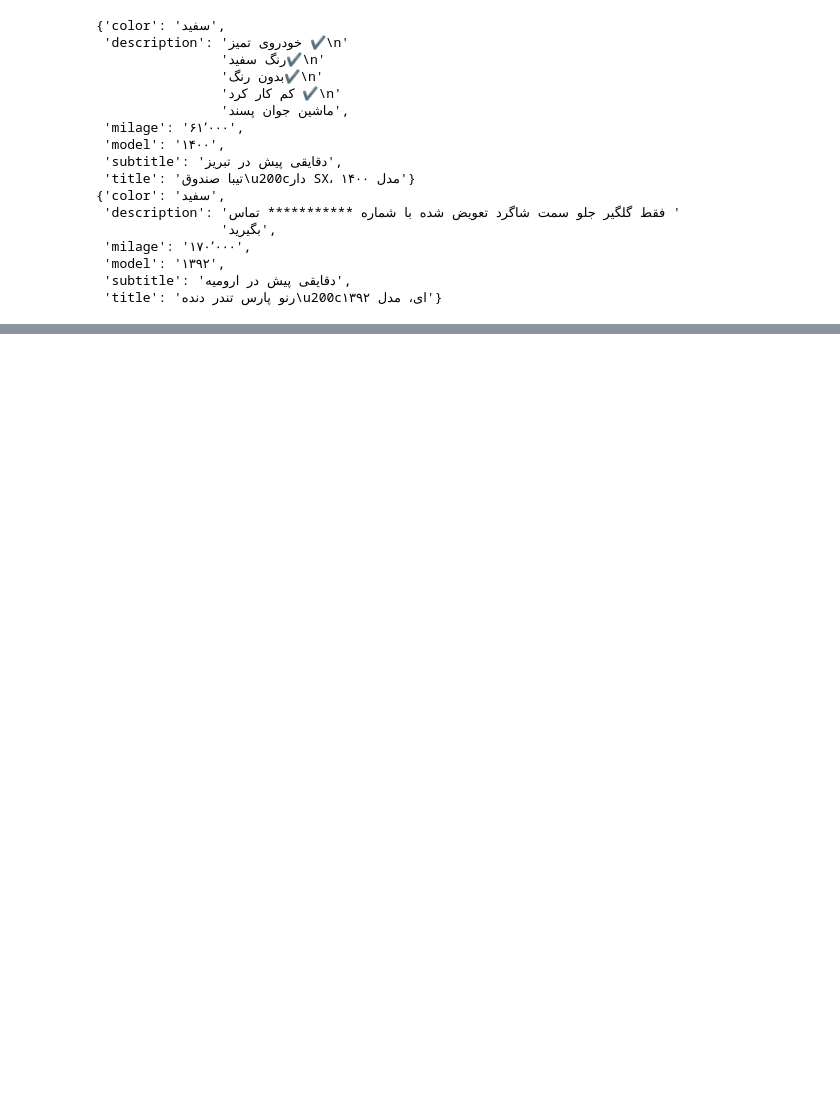
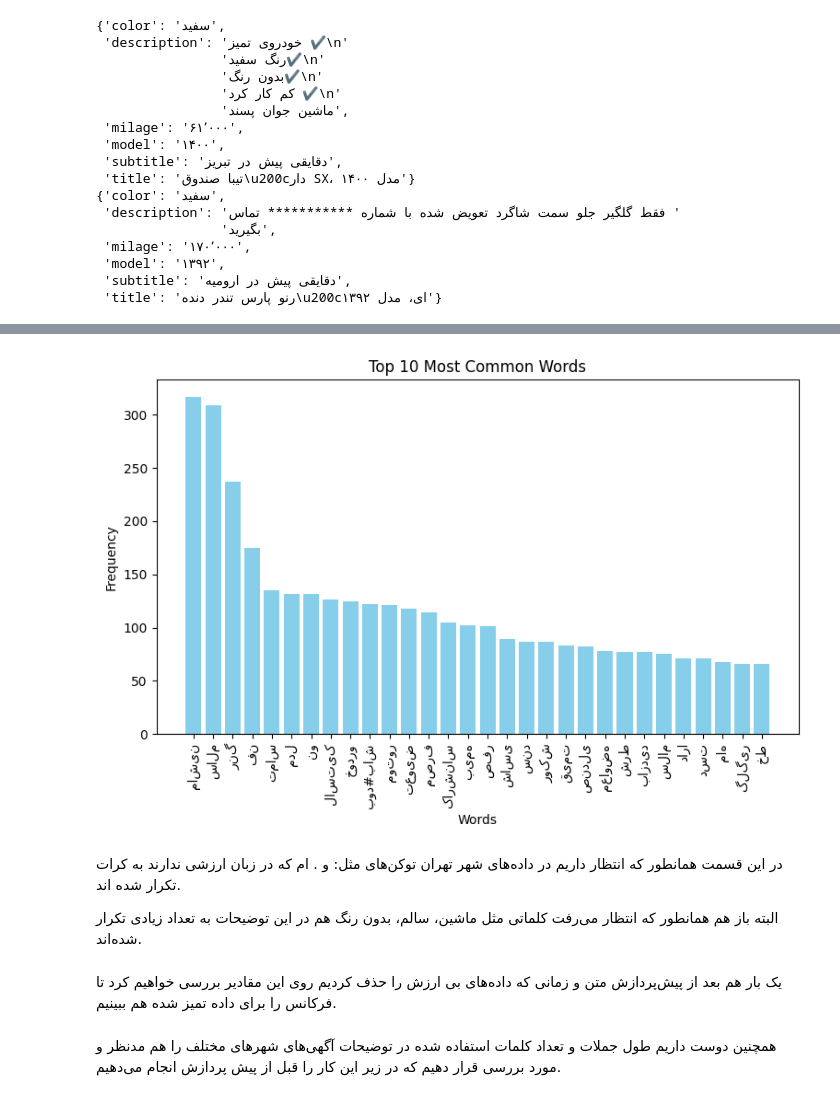
Before and after one commit to mahdigheidi/NLP_HW1_Divar_Car_Data, a Jupyter notebook: data_exploitation.ipynb, the cells around one changed output, grey strips where cells are left out. Drawn from its saved outputs; the diff is of its cells as text; code cells hidden in the pictures; blank space fills up the shorter version.

Commit message:
Add data analysis to notebook, remove stopwords in preprocess, plot frequency distribution

```diff
--- a/data_exploitation.ipynb
+++ b/data_exploitation.ipynb
@@ -74,3 +75,11 @@ pprint(data['urmia'][0])
  'model': '۱۳۹۲',
  'subtitle': 'دقایقی پیش در ارومیه',
  'title': 'رنو پارس تندر دنده\u200cای، مدل ۱۳۹۲'}
+# %%
+freq_dist = {}
+for city_slug in cities_slugs:
+    aggregated_descriptions = ''
+    for item in data[city_slug]:
+        aggregated_descriptions += item.get('description', '') + ' '
+    freq_dist[city_slug] = FreqDist(hazm.word_tokenize(aggregated_descriptions))
+    del(aggregated_descriptions)
@@ -76,0 +99,26 @@ pprint(data['urmia'][0])
+# %%
+common_words = freq_dist['tehran'].most_common(30)
+word_labels, word_counts = zip(*common_words)
+
+# Plotting the bar chart
+plt.figure(figsize=(9, 5))
+plt.xticks(rotation='vertical')
+plt.bar(word_labels, word_counts, color='skyblue')
+plt.title('Top 10 Most Common Words')
+plt.xlabel('Words')
+plt.ylabel('Frequency')
+plt.show()
+# %% [output]
+[figure, added]
+# %% [markdown]
+در این قسمت همانطور که انتظار داریم در داده‌های شهر تهران توکن‌های مثل:
+و
+.
+ام
+که در زبان ارزشی ندارند به کرات تکرار شده اند.
+
+البته باز هم همانطور که انتظار می‌رفت کلماتی مثل ماشین، سالم، بدون رنگ هم در این توضیحات به تعداد زیادی تکرار شده‌اند.
+# %% [markdown]
+یک بار هم بعد از پیش‌پردازش متن و زمانی که داده‌های بی ارزش را حذف کردیم روی این مقادیر بررسی خواهیم کرد تا فرکانس را برای داده تمیز شده هم ببینیم.
+# %% [markdown]
+همچنین دوست داریم طول جملات و تعداد کلمات استفاده شده در توضیحات آگهی‌های شهر‌های مختلف را هم مدنظر و مورد بررسی قرار دهیم که در زیر این کار را قبل از پیش پردازش انجام می‌دهیم.
```
Also changed, not shown: parts of 27 cells of this notebook, 1 other file.
